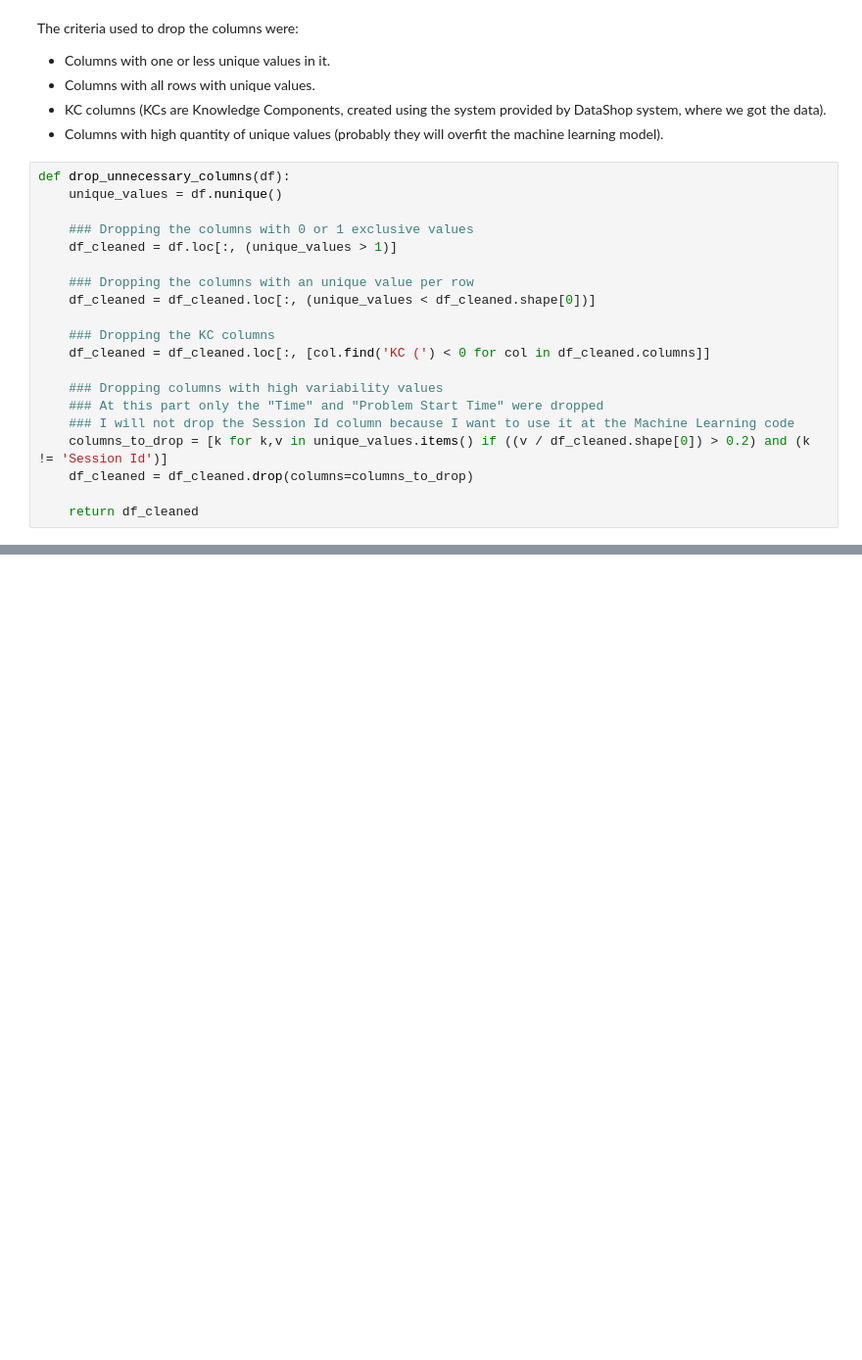
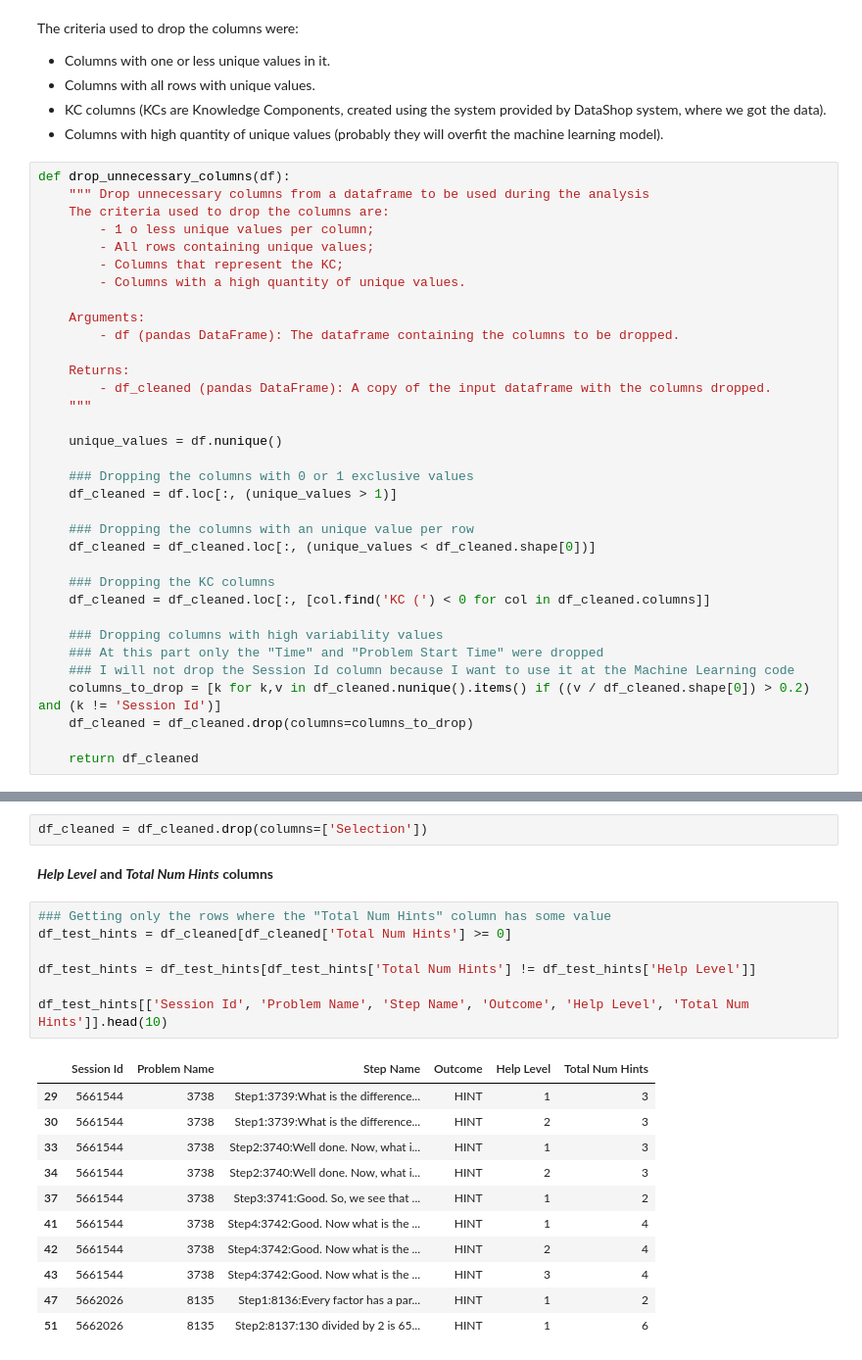
Before and after one commit to boa50/intelligent-tutoring-analysis, a Jupyter notebook: Analysis.ipynb, the cells around one changed output, grey strips where cells are left out. Shown: that part at 98% size. Drawn from its saved outputs; the diff is of its cells as text; blank space fills up the shorter version.

```diff
--- a/Analysis.ipynb
+++ b/Analysis.ipynb
@@ -124,6 +127,20 @@ The criteria used to drop the columns were:
 - Columns with high quantity of unique values (probably they will overfit the machine learning model).
 # %%
 def drop_unnecessary_columns(df):
+    """ Drop unnecessary columns from a dataframe to be used during the analysis
+    The criteria used to drop the columns are:
+        - 1 o less unique values per column;
+        - All rows containing unique values;
+        - Columns that represent the KC;
+        - Columns with a high quantity of unique values.
+
+    Arguments:
+        - df (pandas DataFrame): The dataframe containing the columns to be dropped.
+
+    Returns:
+        - df_cleaned (pandas DataFrame): A copy of the input dataframe with the columns dropped.
+    """
+
     unique_values = df.nunique()
 
     ### Dropping the columns with 0 or 1 exclusive values
@@ -138,7 +155,7 @@ def drop_unnecessary_columns(df):
     ### Dropping columns with high variability values
     ### At this part only the "Time" and "Problem Start Time" were dropped
     ### I will not drop the Session Id column because I want to use it at the Machine Learning code
-    columns_to_drop = [k for k,v in unique_values.items() if ((v / df_cleaned.shape[0]) > 0.2) and (k != 'Session Id')]
+    columns_to_drop = [k for k,v in df_cleaned.nunique().items() if ((v / df_cleaned.shape[0]) > 0.2) and (k != 'Session Id')]
     df_cleaned = df_cleaned.drop(columns=columns_to_drop)
 
     return df_cleaned
@@ -159,0 +268,23 @@ def adjust_data_types(df):
+# %%
+df_cleaned = df_cleaned.drop(columns=['Selection'])
+# %% [markdown]
+**_Help Level_ and _Total Num Hints_ columns**
+# %%
+### Getting only the rows where the "Total Num Hints" column has some value
+df_test_hints = df_cleaned[df_cleaned['Total Num Hints'] >= 0]
+
+df_test_hints = df_test_hints[df_test_hints['Total Num Hints'] != df_test_hints['Help Level']]
+
+df_test_hints[['Session Id', 'Problem Name', 'Step Name', 'Outcome', 'Help Level', 'Total Num Hints']].head(10)
+# %% [output]
+|  | Session Id | Problem Name | Step Name | Outcome | Help Level | Total Num Hints |
+| 29 | 5661544 | 3738 | Step1:3739:What is the difference... | HINT | 1 | 3 |
+| 30 | 5661544 | 3738 | Step1:3739:What is the difference... | HINT | 2 | 3 |
+| 33 | 5661544 | 3738 | Step2:3740:Well done. Now, what i... | HINT | 1 | 3 |
+| 34 | 5661544 | 3738 | Step2:3740:Well done. Now, what i... | HINT | 2 | 3 |
+| 37 | 5661544 | 3738 | Step3:3741:Good. So, we see that ... | HINT | 1 | 2 |
+| 41 | 5661544 | 3738 | Step4:3742:Good. Now what is the ... | HINT | 1 | 4 |
+| 42 | 5661544 | 3738 | Step4:3742:Good. Now what is the ... | HINT | 2 | 4 |
+| 43 | 5661544 | 3738 | Step4:3742:Good. Now what is the ... | HINT | 3 | 4 |
+| 47 | 5662026 | 8135 | Step1:8136:Every factor has a par... | HINT | 1 | 2 |
+| 51 | 5662026 | 8135 | Step2:8137:130 divided by 2 is 65... | HINT | 1 | 6 |
```
Also changed, not shown: parts of 20 cells of this notebook.
